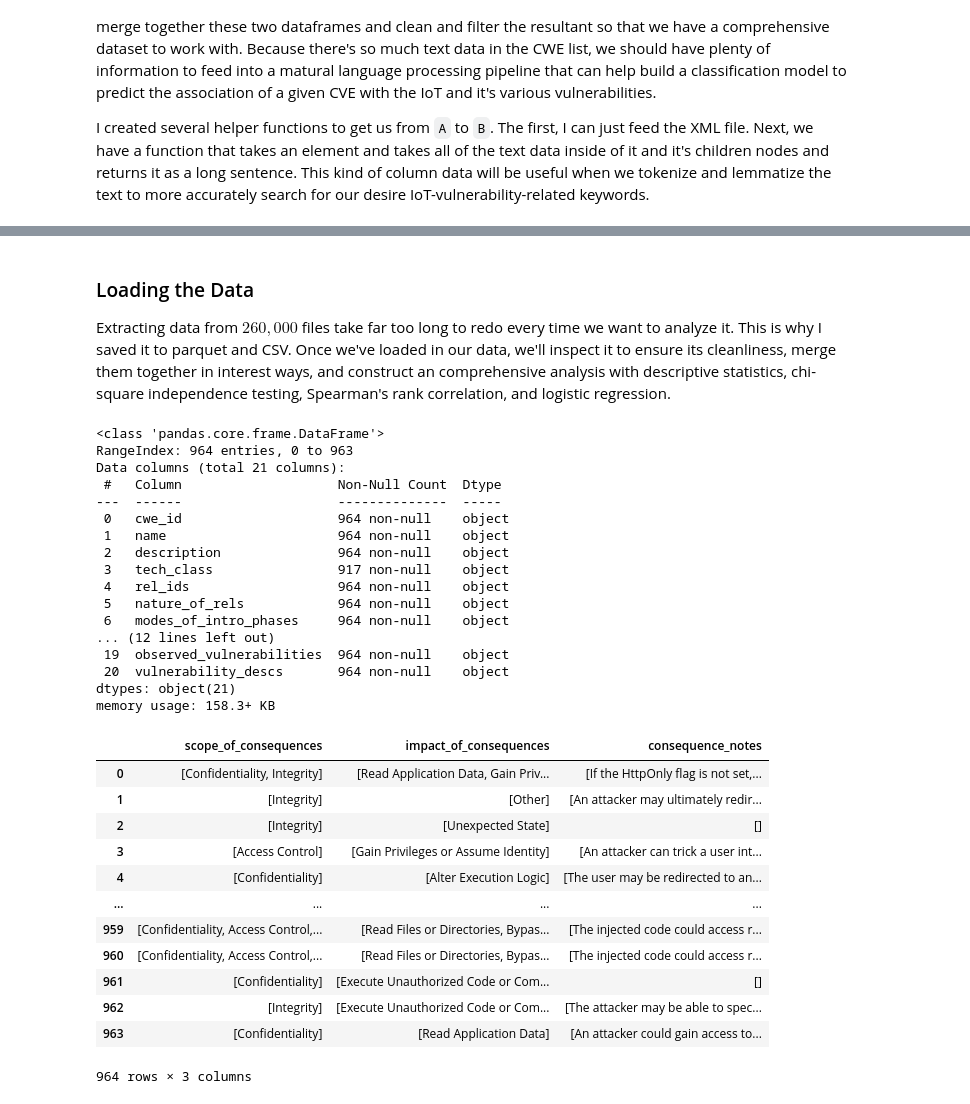
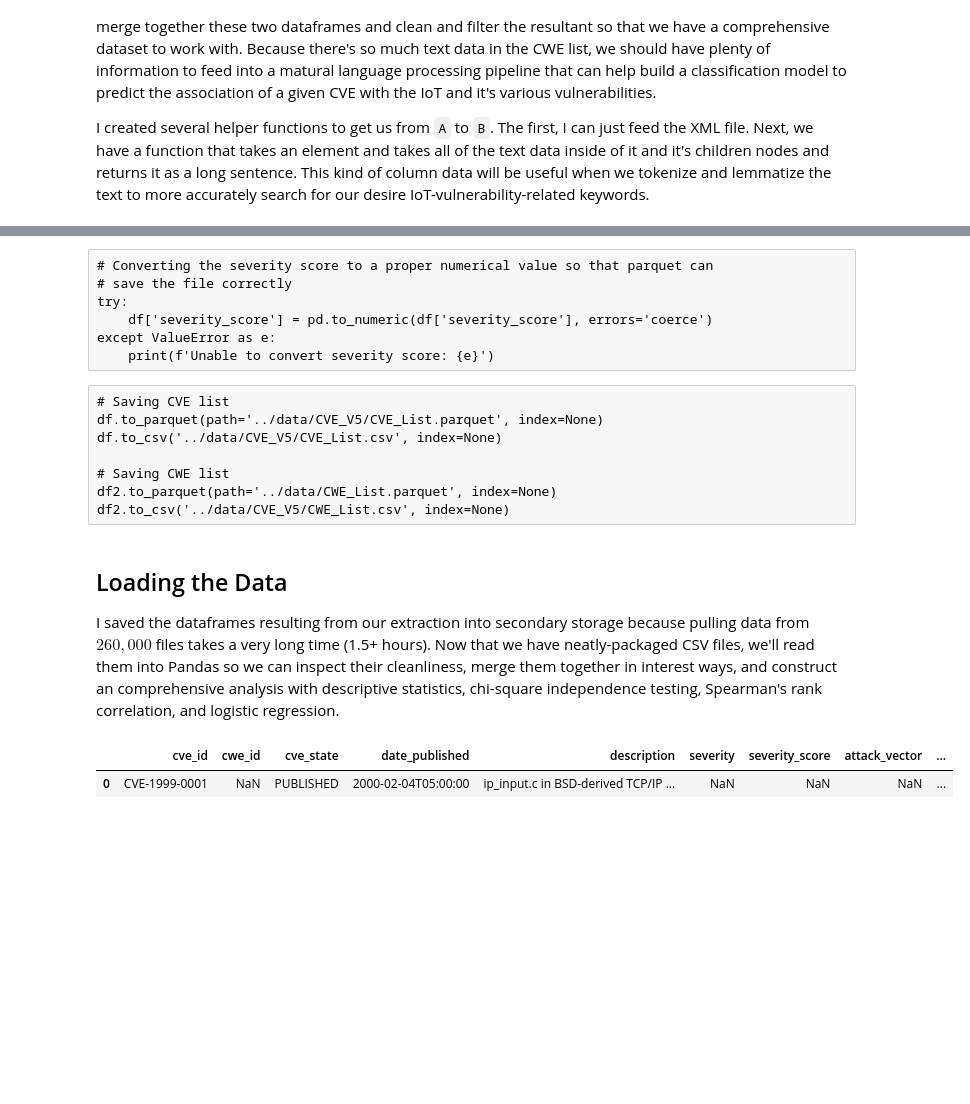
Before and after one commit to JBrocklyAnderson/practice-project, a Jupyter notebook: notebooks/APT_IoT_CVE_EDA.ipynb, the cells around one changed output, grey strips where cells are left out. Saved outputs shown, nothing was run; the diff lists cells and outputs as text; code cells hidden in the pictures; blank space fills up the shorter version.

```diff
--- a/notebooks/APT_IoT_CVE_EDA.ipynb
+++ b/notebooks/APT_IoT_CVE_EDA.ipynb
@@ -308,41 +291,26 @@ df2.to_csv('../data/CVE_V5/CWE_List.csv', index=None)
+# %% [raw]
+# Converting the severity score to a proper numerical value so that parquet can
+# save the file correctly
+try:
+    df['severity_score'] = pd.to_numeric(df['severity_score'], errors='coerce')
+except ValueError as e:
+    print(f'Unable to convert severity score: {e}')
+# %% [raw]
+# Saving CVE list
+df.to_parquet(path='../data/CVE_V5/CVE_List.parquet', index=None)
+df.to_csv('../data/CVE_V5/CVE_List.csv', index=None)
+
+# Saving CWE list
+df2.to_parquet(path='../data/CWE_List.parquet', index=None)
+df2.to_csv('../data/CVE_V5/CWE_List.csv', index=None)
 # %% [markdown]
-### Loading the Data
-Extracting data from $260,000$ files take far too long to redo every time we want to analyze it. This is why I saved it to parquet and CSV. Once we've loaded in our data, we'll inspect it to ensure its cleanliness, merge them together in interest ways, and construct an comprehensive analysis with descriptive statistics, chi-square independence testing, Spearman's rank correlation, and logistic regression.
+## Loading the Data
+I saved the dataframes resulting from our extraction into secondary storage because pulling data from $260,000$ files takes a very long time (1.5+ hours). Now that we have neatly-packaged CSV files, we'll read them into Pandas so we can inspect their cleanliness, merge them together in interest ways, and construct an comprehensive analysis with descriptive statistics, chi-square independence testing, Spearman's rank correlation, and logistic regression.
 # %%
-def load_data(file):
-    try
-cves = pd.read_parquet(path='../')
-df2[['detection_method', 'detection_desc', 'detection_effectiveness']]
-df2[['scope_of_consequences', 'impact_of_consequences', 'consequence_notes']]
+cves = pd.read_csv('../data/CVE_V5/CVE_List.csv')
+
+cves.head(n=1)
 # %% [output]
-<class 'pandas.core.frame.DataFrame'>
-RangeIndex: 964 entries, 0 to 963
-Data columns (total 21 columns):
- #   Column                    Non-Null Count  Dtype
----  ------                    --------------  -----
- 0   cwe_id                    964 non-null    object
- 1   name                      964 non-null    object
- 2   description               964 non-null    object
- 3   tech_class                917 non-null    object
- 4   rel_ids                   964 non-null    object
- 5   nature_of_rels            964 non-null    object
- 6   modes_of_intro_phases     964 non-null    object
-... (12 lines left out)
- 19  observed_vulnerabilities  964 non-null    object
- 20  vulnerability_descs       964 non-null    object
-dtypes: object(21)
-memory usage: 158.3+ KB
-|  | scope_of_consequences | impact_of_consequences | consequence_notes |
-| 0 | [Confidentiality, Integrity] | [Read Application Data, Gain Priv... | [If the HttpOnly flag is not set,... |
-| 1 | [Integrity] | [Other] | [An attacker may ultimately redir... |
-| 2 | [Integrity] | [Unexpected State] | [] |
-| 3 | [Access Control] | [Gain Privileges or Assume Identity] | [An attacker can trick a user int... |
-| 4 | [Confidentiality] | [Alter Execution Logic] | [The user may be redirected to an... |
-| ... | ... | ... | ... |
-| 959 | [Confidentiality, Access Control,... | [Read Files or Directories, Bypas... | [The injected code could access r... |
-| 960 | [Confidentiality, Access Control,... | [Read Files or Directories, Bypas... | [The injected code could access r... |
-| 961 | [Confidentiality] | [Execute Unauthorized Code or Com... | [] |
-| 962 | [Integrity] | [Execute Unauthorized Code or Com... | [The attacker may be able to spec... |
-| 963 | [Confidentiality] | [Read Application Data] | [An attacker could gain access to... |
+|  | cve_id | cwe_id | cve_state | date_published | description | severity | severity_score | attack_vector | ... |
+| 0 | CVE-1999-0001 | NaN | PUBLISHED | 2000-02-04T05:00:00 | ip_input.c in BSD-derived TCP/IP ... | NaN | NaN | NaN | ... |
-964 rows × 3 columns
 # %%
```
Also changed, not shown: parts of 31 cells of this notebook.
